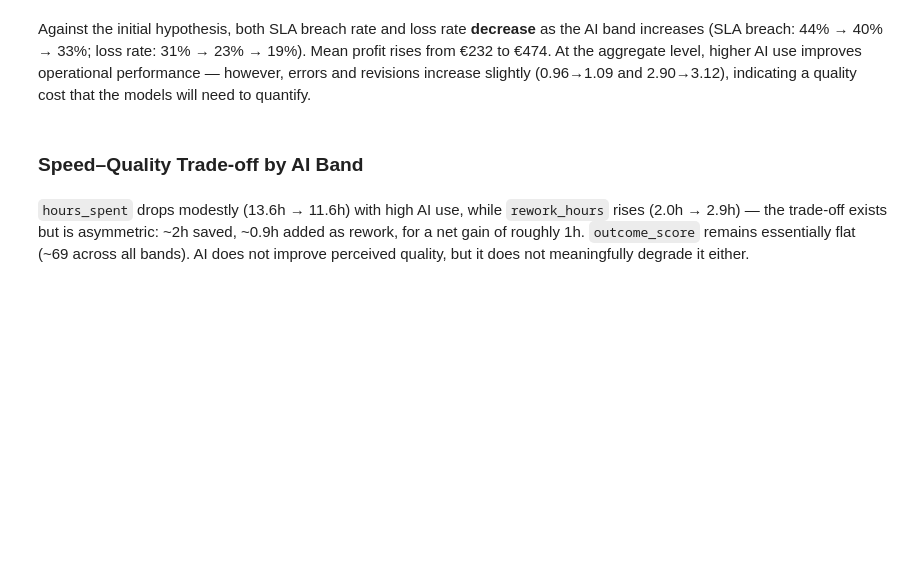
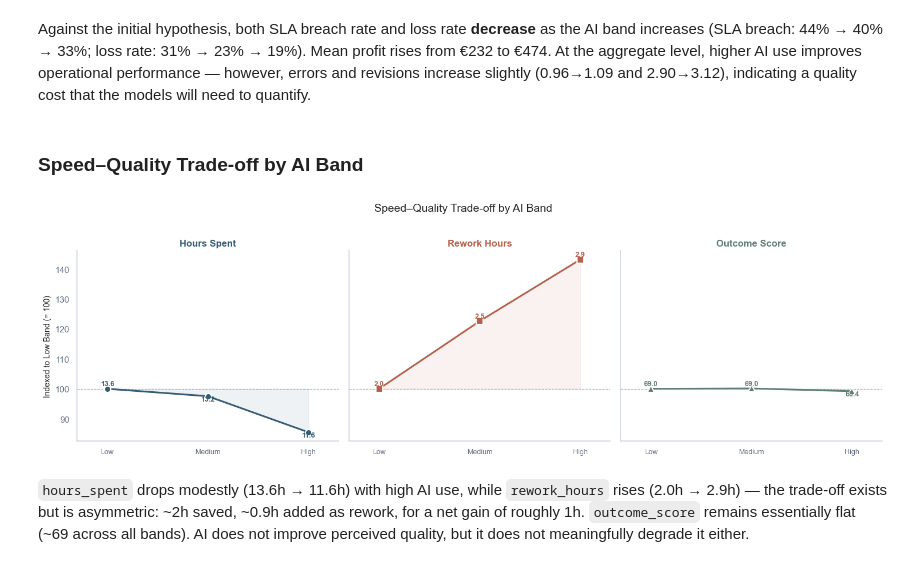
Before and after one commit to tabbba/Machine-Learning-810161, a Jupyter notebook: main.ipynb, the cells around one changed output. Drawn from its saved outputs; the diff is of its cells as text; code cells hidden in the pictures; blank space fills up the shorter version.

```diff
--- a/main.ipynb
+++ b/main.ipynb
@@ -461,29 +556,47 @@ Against the initial hypothesis, both SLA breach rate and loss rate **decrease**
 # %%
 speed_quality = (
     df_bands.groupby('ai_band', observed=True)
     [['hours_spent', 'rework_hours', 'outcome_score']]
     .mean()
     .reindex(band_order)
 )
 
-fig, ax1 = plt.subplots(figsize=(9, 5))
-ax2 = ax1.twinx()
+# Index each metric to the low band (= 100) so all three share one scale
+indexed = speed_quality.div(speed_quality.iloc[0]).mul(100)
 
-x = list(range(len(band_order)))
-ax1.plot(x, speed_quality['hours_spent'], marker='o', color='steelblue', linewidth=2, label='hours_spent')
-ax1.plot(x, speed_quality['rework_hours'], marker='s', color='crimson', linewidth=2, linestyle='--', label='rework_hours')
-ax2.plot(x, speed_quality['outcome_score'], marker='^', color='seagreen', linewidth=2, linestyle=':', label='outcome_score (right)')
+labels = ['Hours Spent', 'Rework Hours', 'Outcome Score']
+colors = [PRIMARY, RISK, ACCENT]
+icons  = ['o', 's', '^']
 
-ax1.set_xticks(x)
-ax1.set_xticklabels(band_order, rotation=12)
-ax1.set_ylabel('Hours')
-ax2.set_ylabel('Outcome Score', color='seagreen')
-ax1.set_title('Speed–Quality Trade-off by AI Band')
+fig, axes = plt.subplots(1, 3, figsize=(15, 4.5), sharey=True)
 
-lines = ax1.get_lines() + ax2.get_lines()
-ax1.legend(lines, [l.get_label() for l in lines], loc='best')
+for ax, col, label, color, icon in zip(axes, indexed.columns, labels, colors, icons):
+    vals = indexed[col]
+    raw  = speed_quality[col]
+
+    ax.plot(range(3), vals, marker=icon, color=color, linewidth=2.2,
+            markersize=8, markeredgecolor='white', markeredgewidth=1.5, zorder=3)
+    ax.fill_between(range(3), 100, vals, alpha=0.08, color=color)
+    ax.axhline(100, color=MUTED, linewidth=0.8, linestyle='--', zorder=1)
+
+    for i, (v, r) in enumerate(zip(vals, raw)):
+        offset = 4 if v >= 100 else -6
+        ax.annotate(f'{r:.1f}', (i, v), textcoords='offset points',
+                    xytext=(0, offset), ha='center', fontsize=9, color=color, fontweight='bold')
+
+    ax.set_title(label, fontsize=12, color=color, fontweight='bold')
+    ax.set_xticks(range(3))
+    ax.set_xticklabels(['Low', 'Medium', 'High'], fontsize=9)
+    ax.set_xlim(-0.3, 2.3)
+    finish_ax(ax)
+
+axes[0].set_ylabel('Indexed to Low Band (= 100)', fontsize=10)
+
+plt.suptitle('Speed–Quality Trade-off by AI Band', fontsize=14, y=1.02)
 plt.tight_layout()
 plt.show()
+# %% [output]
+[figure, added]
 # %% [markdown]
 `hours_spent` drops modestly (13.6h → 11.6h) with high AI use, while `rework_hours` rises (2.0h → 2.9h) — the trade-off exists but is asymmetric: ~2h saved, ~0.9h added as rework, for a net gain of roughly 1h. `outcome_score` remains essentially flat (~69 across all bands). AI does not improve perceived quality, but it does not meaningfully degrade it either.
 # %% [markdown]
```
Also changed, not shown: parts of 22 cells of this notebook.
